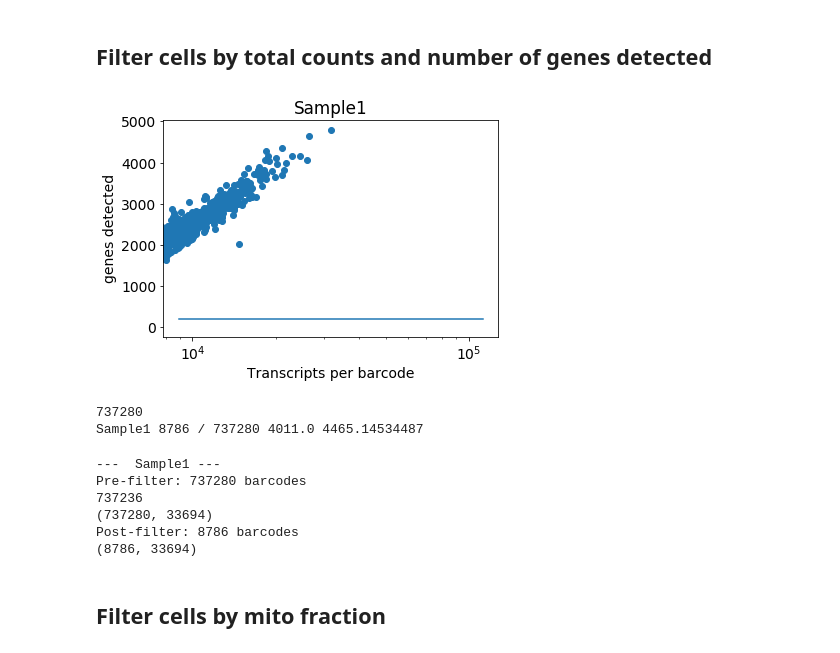
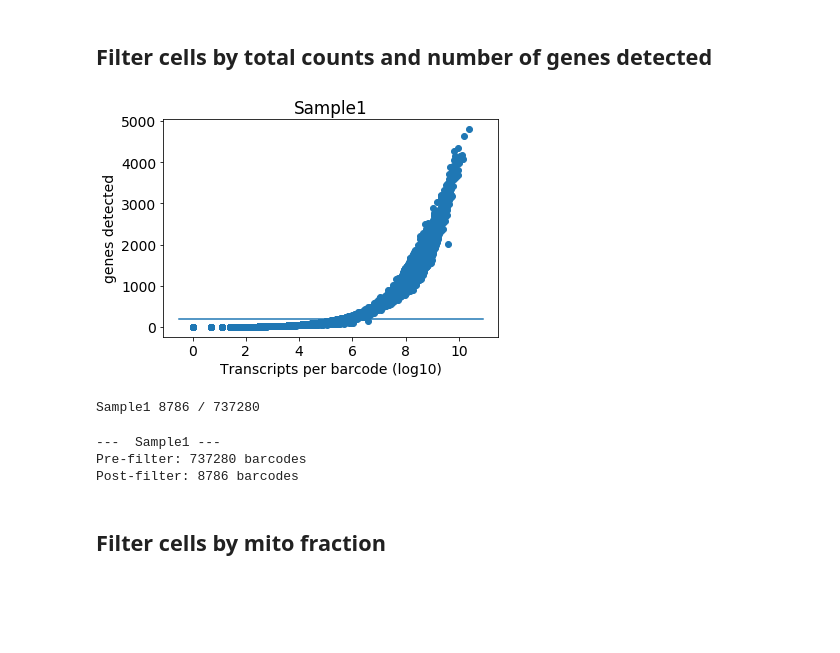
Before and after one commit to mathewchamberlain/SignacX, a Jupyter notebook: vignettes/spring_notebook_10X.ipynb, the cells around one changed output. Saved outputs shown, nothing was run; the diff lists cells and outputs as text; code cells hidden in the pictures; blank space fills up the shorter version.

```diff
--- a/vignettes/spring_notebook_10X.ipynb
+++ b/vignettes/spring_notebook_10X.ipynb
@@ -132,72 +130,45 @@ gene_id = D[s]['meta']['gene_id']
 # %%
 # plot total counts histograms - don't actually filter out any barcodes yet
 
 
 # adjust total counts thresholds
 
 for j,s in enumerate(sample_list):
     D[s]['total_counts'] = np.sum(D[s]['E'], axis=1).A[:,0]
     D[s]['genes_detected'] = np.sum(D[s]['E']>0, axis=1).A[:,0]
     D[s]['meta']['min_tot']= np.mean(D[s]['total_counts'])+np.std(D[s]['total_counts'])
     D[s]['meta']['min_genes_detected']=200;
-    if 0:
-        fig = plt.figure()
-        ax = fig.add_subplot(111)
-        ax.hist(D[s]['total_counts'], bins=np.logspace(0, 6, 50))
-        ax.set_xscale('log')
-        ax.set_xlabel('Transcripts per barcode')
-        ax.set_ylabel('Number of barcodes')
-
-        ax.plot([D[s]['meta']['min_tot'],D[s]['meta']['min_tot']],ax.get_ylim());
-        title(s)
-
-        fig2 = plt.figure()
-        ax2 = fig2.add_subplot(111)
-        ax2.set_xscale('log')
-        ax2.set_xlabel('Genes per barcode ')
-        ax2.set_ylabel('Number of barcodes')
-        ax2.hist(D[s]['genes_detected'], bins=np.logspace(0, 6, 50))
-
 
     fig3 = plt.figure()
     ax3 = fig3.add_subplot(111)
-    ax3.set_xscale('log')
-    ax3.set_xlabel('Transcripts per barcode')
+    ax3.set_xlabel('Transcripts per barcode (log10)')
     ax3.set_ylabel('genes detected')
 
-    ax3.scatter(D[s]['total_counts'],D[s]['genes_detected']);
+    ax3.scatter(log(1 + D[s]['total_counts']),D[s]['genes_detected']);
     ax3.plot(ax3.get_xlim(),[D[s]['meta']['min_genes_detected'],D[s]['meta']['min_genes_detected']]);
     title(s)
 # %% [output]
-[figure, old version]
+[figure, new version]
 # %%
 D_orig=D
 for j,s in enumerate(sample_list):
     ix = (D[s]['genes_detected'] > 200) & (D[s]['total_counts'] > 500)
-    print D_orig[s]['E'].shape[0]
     if np.sum(ix) > 0:
-        print s, np.sum(ix), '/', D[s]['E'].shape[0], np.median(D[s]['total_counts'][ix]), np.mean(D[s]['total_counts'][ix])
+        print s, np.sum(ix), '/', D[s]['E'].shape[0]
 # %% [output]
-737280
-Sample1 8786 / 737280 4011.0 4465.14534487
+Sample1 8786 / 737280
 # %%
 # Actually filter out low-count barcodes
 for j,s in enumerate(sample_list):
     print '---  %s ---' %s
     print 'Pre-filter: %i barcodes' %D[s]['E'].shape[0]
     tmpfilt = np.nonzero((D[s]['genes_detected'] > 200) & (D[s]['total_counts'] > 500))[0]
-    print max(tmpfilt)
-    print D[s]['E'].shape
     D[s] = filter_dict(D[s], tmpfilt)
     print 'Post-filter: %i barcodes' %D[s]['E'].shape[0]
-    print D[s]['E'].shape
 # %% [output]
 ---  Sample1 ---
 Pre-filter: 737280 barcodes
-737236
-(737280, 33694)
 Post-filter: 8786 barcodes
-(8786, 33694)
 # %% [markdown]
 ## Filter cells by mito fraction
 # %%
```
Also changed, not shown: parts of 8 cells of this notebook, 3 other files.
